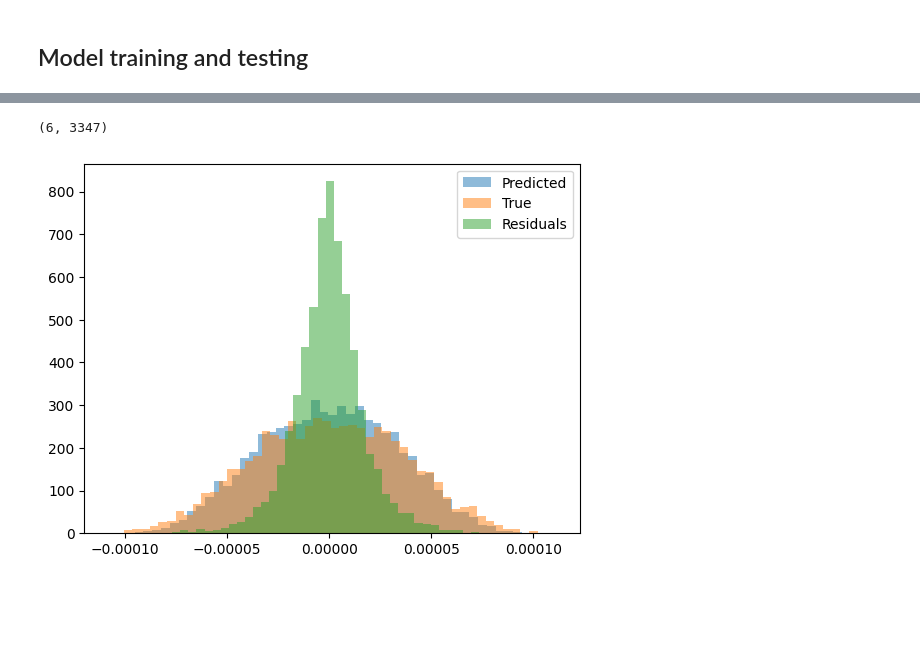
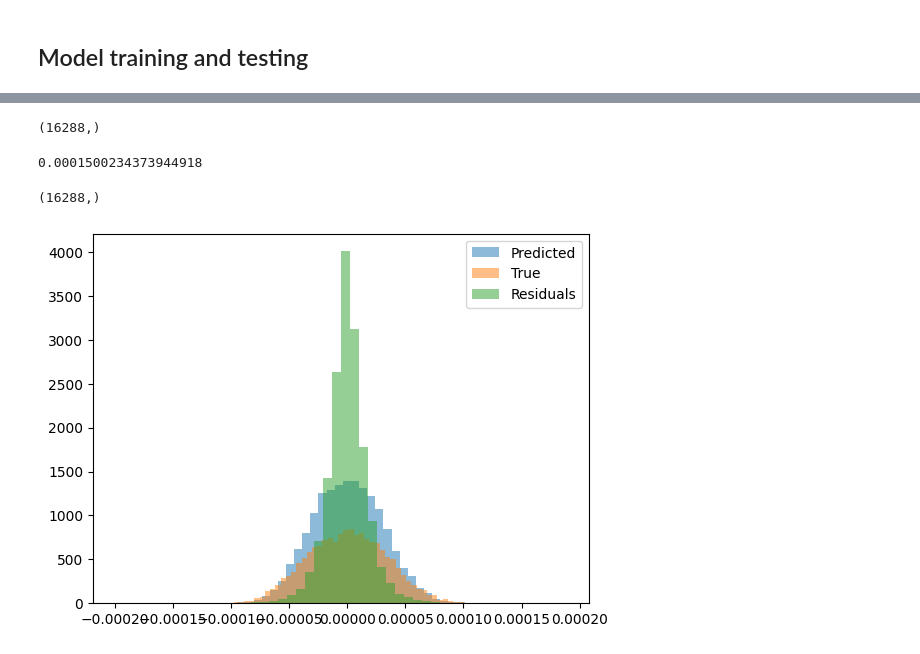
Before and after one commit to alejandroborj/ML-Optic-Correction, a Jupyter notebook: src/generate_data/test_ml.ipynb, the cells around one changed output, grey strips where cells are left out. Cells and saved outputs as stored; diff of their text form; code cells hidden in the pictures; blank space fills up the shorter version.

Commit message:
Extended to all errors 2016, Updated to 2023

```diff
--- a/src/generate_data/test_ml.ipynb
+++ b/src/generate_data/test_ml.ipynb
@@ -11,7 +12,13 @@ from generate_data import load_data
 # %%
 # Train on generated data
-set_name = 'training_set_10000'
-train_model(set_name)
+set_name = 'data'
+
+input_data, output_data = merge_data("data")
+#input_data, output_data = load_data("training_set_91")
+
+train_model(set_name, MERGE=True)
+
+"32 608 608 2 2"
 
 estimator = joblib.load('estimator.pkl')
 # %% [output]
@@ -50,4 +57,2 @@ Test: R2 = -57.663033009655706, MAE = 3.070186837189964e-05
 # %%
 estimator = joblib.load('estimator.pkl')
-# %%
-input_data, output_data = load_data('training_set')
@@ -53,0 +66,3 @@ input_data, output_data = load_data('training_set')
+# %%
+predicted_errors = np.hstack(estimator.predict(input_data)[:,:32])
+true_errors = np.hstack(output_data[:,:32])
@@ -54,20 +74,25 @@ input_data, output_data = load_data('training_set')
 # %%
-print(input_data.shape)
+print(predicted_errors.shape)
 # %% [output]
-(6, 3347)
+(16288,)
+# %%
+print(max(predicted_errors))
+# %% [output]
+0.0001500234373944918
+# %%
+print(true_errors.shape)
+# %% [output]
+(16288,)
 # %%
-predicted_errors = np.hstack(estimator.predict(input_data))
-true_errors = np.hstack(output_data)
-
 #Example histogram for the errors for a single simulation.
 
-plt.hist(predicted_errors, alpha = 0.5, bins=50, label="Predicted")
+plt.hist(predicted_errors, alpha = 0.5, bins=50,label="Predicted")
 plt.hist(true_errors, alpha = 0.5, bins=50, label="True")
 plt.hist(predicted_errors-true_errors, alpha=0.5, bins=50, label="Residuals")
 plt.legend()
 plt.show()
 # %% [output]
-[figure, old version]
+[figure, new version]
 # %%
 #PCA visualization of the simulated magnet errors and reconstruction,
 # for an unbiased regression a similar distribution is expected, for an
```
Also changed, not shown: parts of 14 cells of this notebook, 57 other files.
